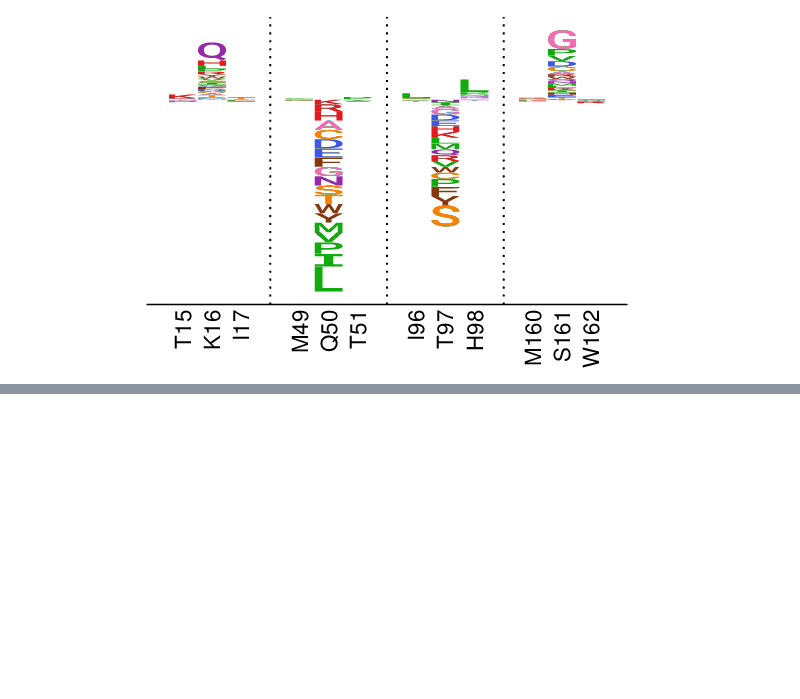
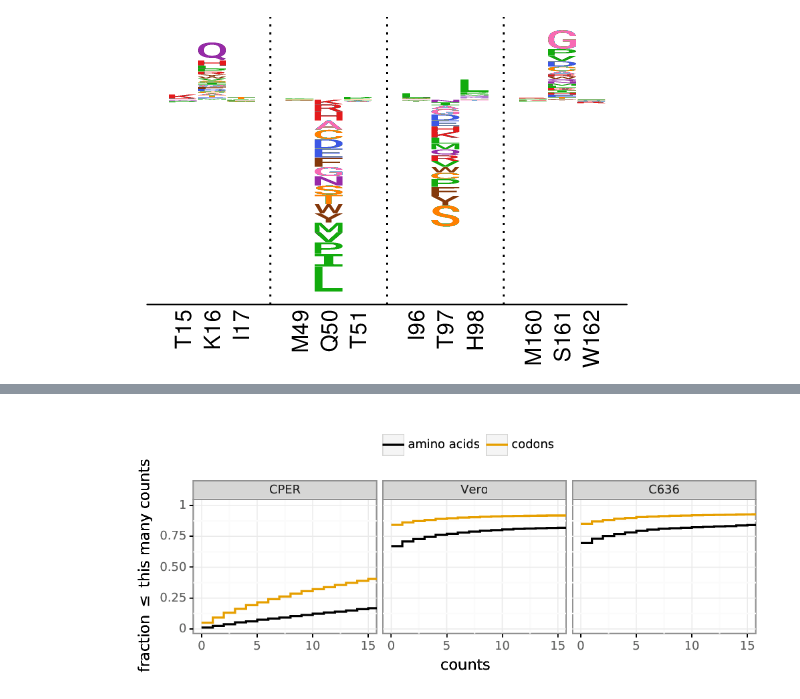
Before and after one commit to jbloomlab/ZIKV_DMS_w_Khromykh, a Jupyter notebook: analysis_notebook.ipynb, the cells around one changed output, grey strips where cells are left out. Drawn from its saved outputs; the diff is of its cells as text; code cells hidden in the pictures; blank space fills up the shorter version.

```diff
--- a/analysis_notebook.ipynb
+++ b/analysis_notebook.ipynb
@@ -343,0 +369,5 @@ showPDF(zoomlogoplot)
+# %%
+cumulfig = countsplotprefix + 'cumulmutcounts.pdf'
+showPDF(cumulfig)
+# %% [output]
+[figure, added]
```
Also changed, not shown: parts of 10 cells of this notebook.
